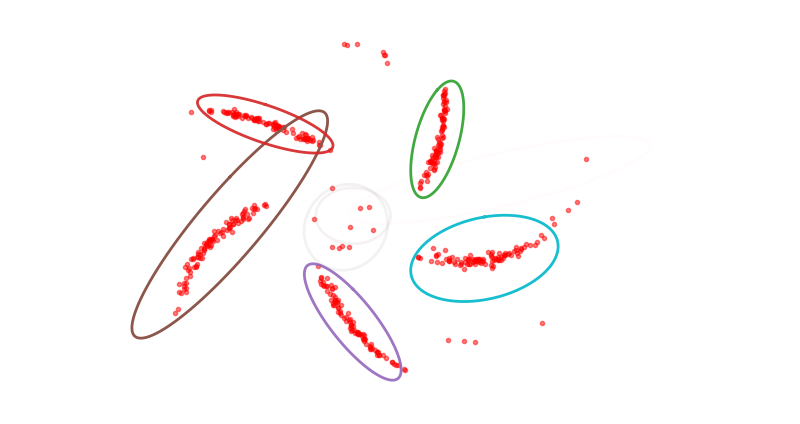
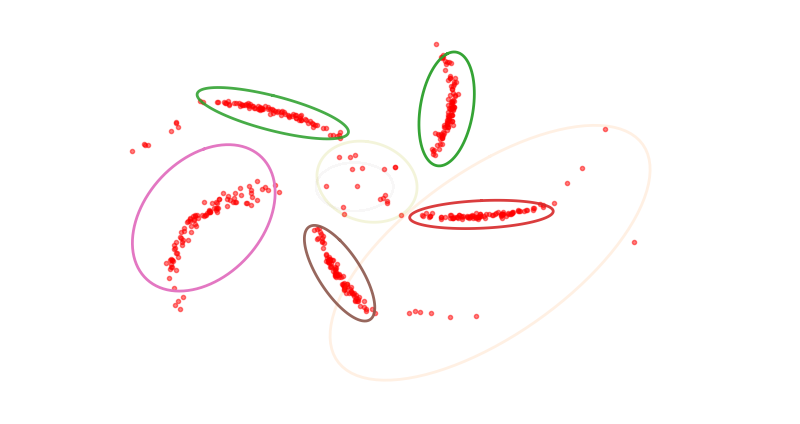
Before and after one commit to alec-tschantz/svae-jax, a Jupyter notebook: examples/gmm/gmm.ipynb, the cells around one changed output. Cells and saved outputs as stored; diff of their text form; code cells hidden in the pictures.

Commit message:
using optax

```diff
--- a/examples/gmm/gmm.ipynb
+++ b/examples/gmm/gmm.ipynb
@@ -36,37 +39,51 @@ def make_pinwheel_data(key, radial_std, tangential_std, num_classes, num_per_cla
 
     return permuted_features
 # %%
-key = jr.PRNGKey(0)
+key = jr.PRNGKey(123)
 
+batch_size = 50
 num_clusters = 5
 samples_per_cluster = 100
 
 data_key, key = jr.split(key)
 data = make_pinwheel_data(data_key, 0.3, 0.05, num_clusters, samples_per_cluster, 0.25)
+
+data_key, key = jr.split(key)
+num_datapoints = get_num_datapoints(data)
+data_batches, num_batches = split_into_batches(data_key, data, batch_size)
+get_batch = lambda i: data_batches[i % num_batches]
 # %%
+num_epochs = 1000
 K, N, D = 15, 2, 2
 
 prior_key, key = jr.split(key)
 pgm_prior_params = init_pgm_param(prior_key, K, N, alpha=0.05 / K, niw_conc=0.5)
 
 encoder_key, key = jr.split(key)
 encoder, encoder_params = init_gresnet(encoder_key, D, [(40, jnp.tanh), (40, jnp.tanh), (2 * N, gaussian_info)])
 
 decoder_key, key = jr.split(key)
 decoder, decoder_params = init_gresnet(decoder_key, N, [(40, jnp.tanh), (40, jnp.tanh), (2 * D, gaussian_mean)])
 loglike = make_loglike(decoder)
 
 pgm_key, key = jr.split(key)
 pgm_params = init_pgm_param(pgm_key, K, N, alpha=1.0, niw_conc=1.0, random_scale=3.0)
 params = pgm_params, decoder_params, encoder_params
 
 plot_key, key = jr.split(key)
-plot = make_plotter_2d(key, encoder, decoder, data, num_clusters, params, plot_every=999)
+plot = make_plotter_2d(key, encoder, decoder, data, num_clusters, params)
 
 grad_key, key = jr.split(key)
-gradfun = make_gradfun(grad_key, run_inference, encoder, loglike, pgm_prior_params, data, 50, 1, 1e4, plot)
+gradfun = make_gradfun(grad_key, run_inference, encoder, loglike, pgm_prior_params, 1, num_datapoints, num_batches, 1e4)
 
-sgd_key, key = jr.split(key)
-params = sgd(sgd_key, gradfun, params, 1000, 1e-3)
+optim = optax.sgd(1e-3)
+opt_state = optim.init(params)
+
+for epoch in range(num_epochs):
+    grads = gradfun(params, get_batch(epoch))
+    updates, opt_state = optim.update(grads, opt_state)
+    params = optax.apply_updates(params, updates)
+
+plot(params)
 # %% [output]
-[figure, old version]
+[figure, new version]
```
Also changed, not shown: parts of 1 cell of this notebook, 3 other files.
